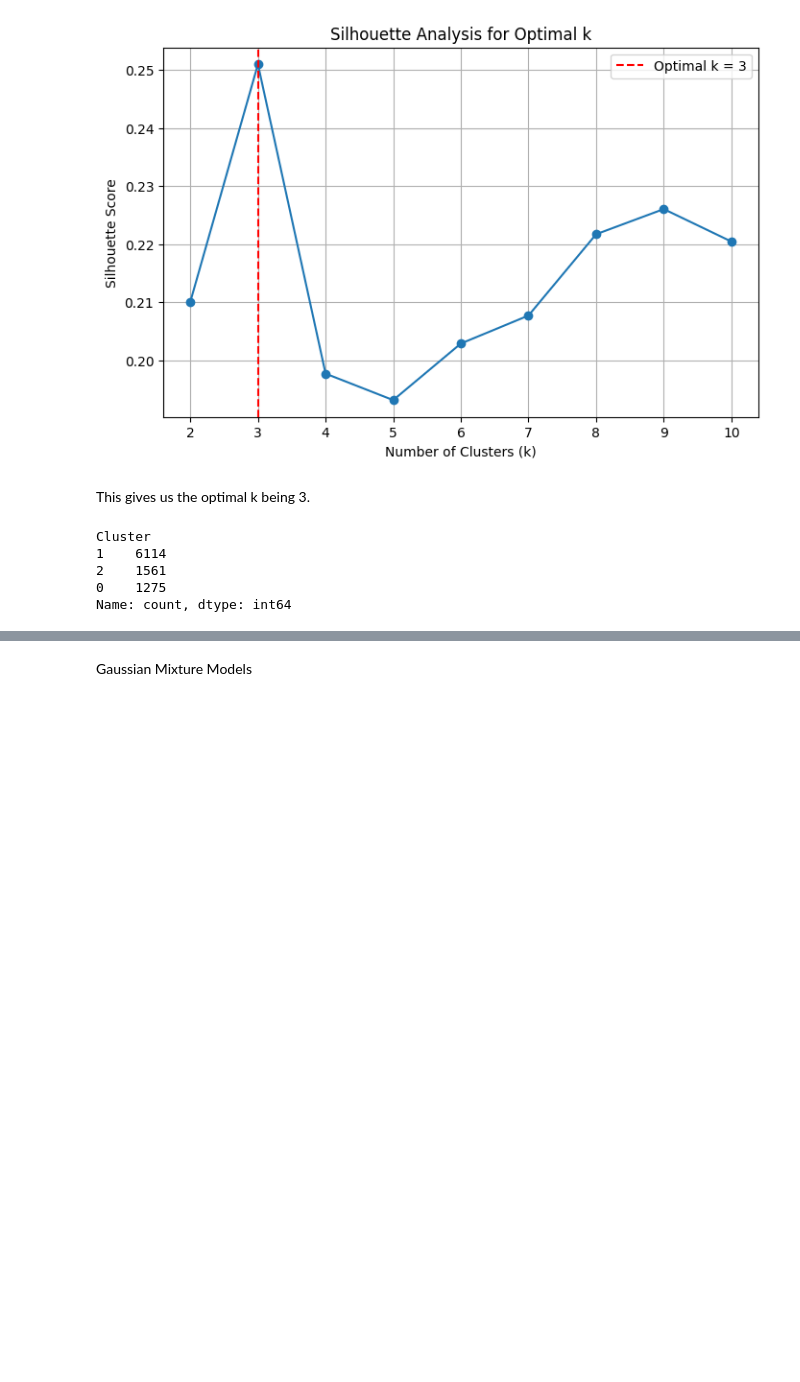
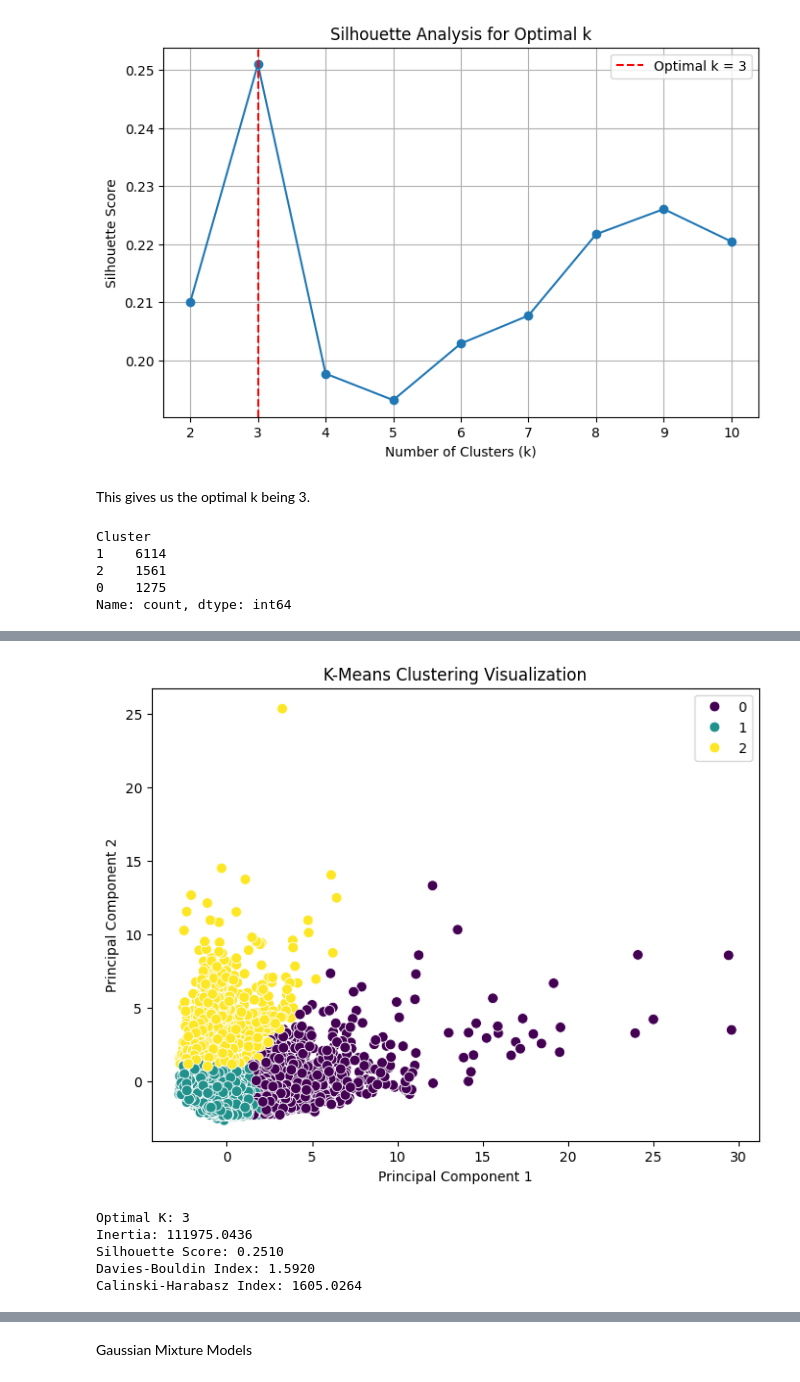
Before and after one commit to Bmmcdonnell/STAT-6250-Final-Project, a Jupyter notebook: Kmeans_GmmComparison.ipynb, the cells around one changed output, grey strips where cells are left out. Cells and saved outputs as stored; diff of their text form; code cells hidden in the pictures; blank space fills up the shorter version.

Commit message:
Updated K-means code
Needs analysis and text but code is complete for K-means

```diff
--- a/Kmeans_GmmComparison.ipynb
+++ b/Kmeans_GmmComparison.ipynb
@@ -275,0 +311,54 @@ Name: count, dtype: int64
+# %%
+from sklearn.decomposition import PCA
+
+pca = PCA(n_components=2)
+X_pca = pca.fit_transform(X_scaled)
+
+plt.figure(figsize=(8, 6))
+
+sns.scatterplot(
+    x=X_pca[:, 0],
+    y=X_pca[:, 1],
+    hue=clusters,
+    palette="viridis",
+    s=60
+)
+
+plt.xlabel("Principal Component 1")
+plt.ylabel("Principal Component 2")
+plt.title("K-Means Clustering Visualization")
+plt.show()
+# %% [output]
+[figure, added]
+# %%
+from sklearn.metrics import (
+    silhouette_score,
+    davies_bouldin_score,
+    calinski_harabasz_score
+)
+
+# Fit final K-Means model
+kmeans = KMeans(
+    n_clusters=optimal_k,
+    random_state=42,
+    n_init=10
+)
+
+clusters = kmeans.fit_predict(X_scaled)
+
+# Evaluation metrics
+silhouette = silhouette_score(X_scaled, clusters)
+dbi = davies_bouldin_score(X_scaled, clusters)
+chi = calinski_harabasz_score(X_scaled, clusters)
+
+print(f"Optimal K: {optimal_k}")
+print(f"Inertia: {kmeans.inertia_:.4f}")
+print(f"Silhouette Score: {silhouette:.4f}")
+print(f"Davies-Bouldin Index: {dbi:.4f}")
+print(f"Calinski-Harabasz Index: {chi:.4f}")
+# %% [output]
+Optimal K: 3
+Inertia: 111975.0436
+Silhouette Score: 0.2510
+Davies-Bouldin Index: 1.5920
+Calinski-Harabasz Index: 1605.0264
```
Also changed, not shown: parts of 18 cells of this notebook.
